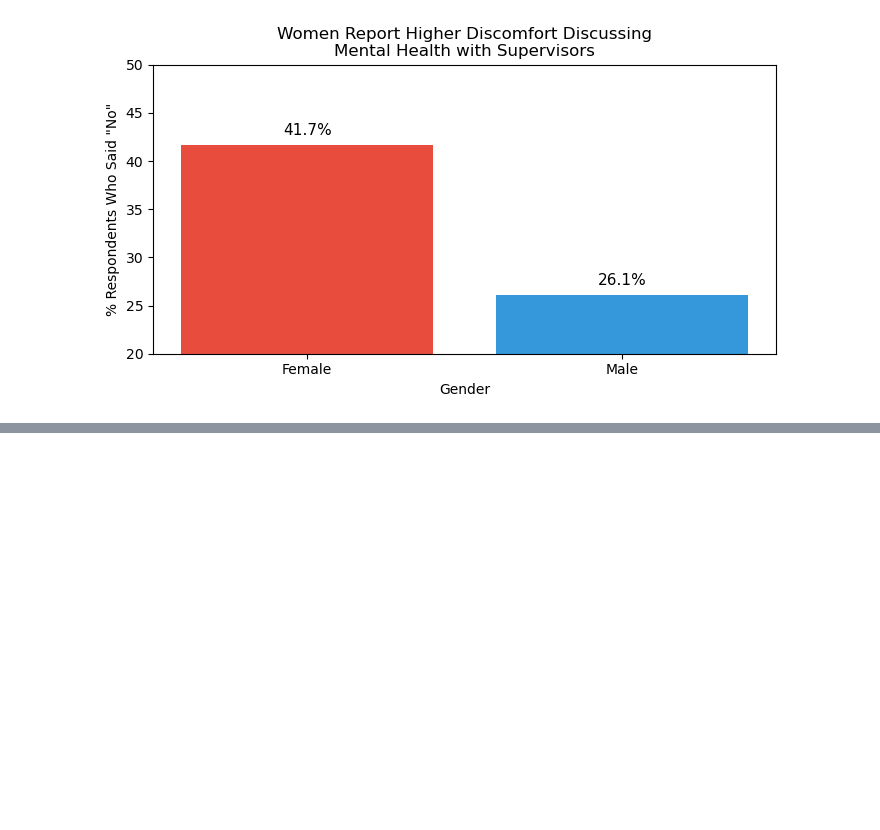
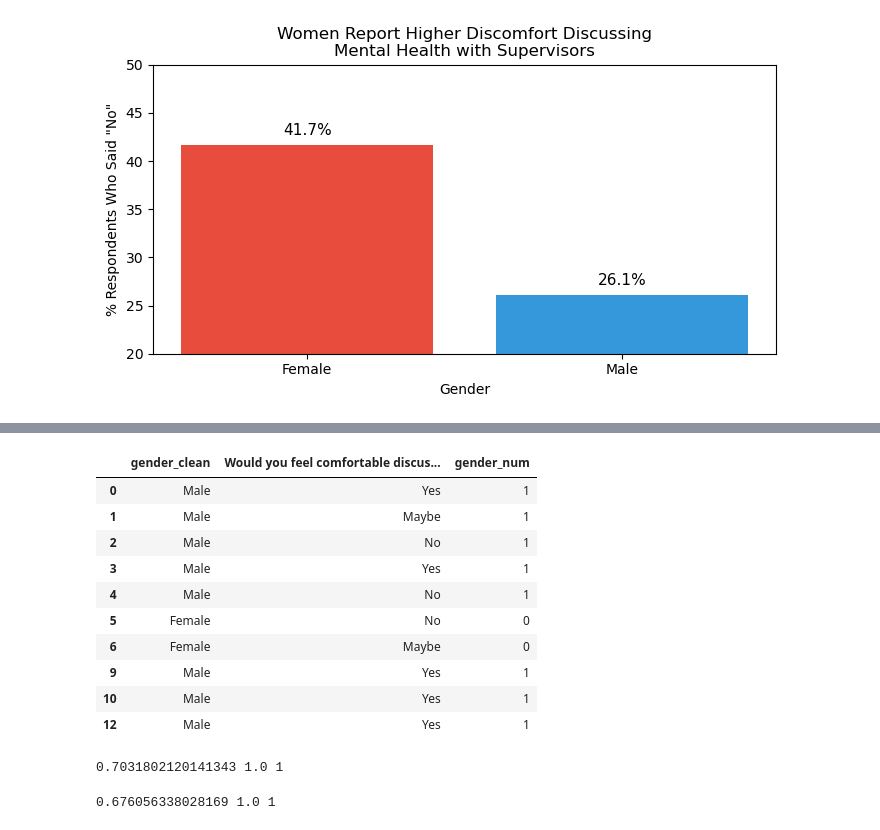
Before and after one commit to lukeckk/CS6603_2026_Summer, a Jupyter notebook: Project_2/notebook.ipynb, the cells around one changed output, grey strips where cells are left out. Cells and saved outputs as stored; diff of their text form; code cells hidden in the pictures; blank space fills up the shorter version.

```diff
--- a/Project_2/notebook.ipynb
+++ b/Project_2/notebook.ipynb
@@ -423,0 +435,38 @@ Saved bias graph: /Users/lukecheng/OMSCS/CS6603/CS6603_2026_Summer/Project_2/fig
+# %%
+# Map gender to 0/1 — Female=0, Male=1 and create a new column
+gender_map = {'Female': 0, 'Male': 1}
+step4['gender_num'] = step4['gender_clean'].map(gender_map)
+
+step4.head(10)
+# %% [output]
+|  | gender_clean | Would you feel comfortable discus... | gender_num |
+| 0 | Male | Yes | 1 |
+| 1 | Male | Maybe | 1 |
+| 2 | Male | No | 1 |
+| 3 | Male | Yes | 1 |
+| 4 | Male | No | 1 |
+| 5 | Female | No | 0 |
+| 6 | Female | Maybe | 0 |
+| 9 | Male | Yes | 1 |
+| 10 | Male | Yes | 1 |
+| 12 | Male | Yes | 1 |
+# %%
+# Get Mean, Median, Mode
+
+mean = step4['gender_num'].mean()    # proportion Male (since Male=1)
+median = step4['gender_num'].median()  # 0 or 1 — middle value
+mode = step4['gender_num'].mode()[0] # most common — likely 1 (Male)
+
+print(mean, median, mode)
+# %% [output]
+0.7031802120141343 1.0 1
+# %%
+reduced_step4 = step4.sample(frac=0.5, random_state=42)
+
+reduced_mean = reduced_step4['gender_num'].mean()    # proportion Male (since Male=1)
+reduced_median = reduced_step4['gender_num'].median()  # 0 or 1 — middle value
+reduced_mode = reduced_step4['gender_num'].mode()[0] # most common — likely 1 (Male)
+
+print(reduced_mean, reduced_median, reduced_mode)
+# %% [output]
+0.676056338028169 1.0 1
```
Also changed, not shown: parts of 4 cells of this notebook, 1 other file.
